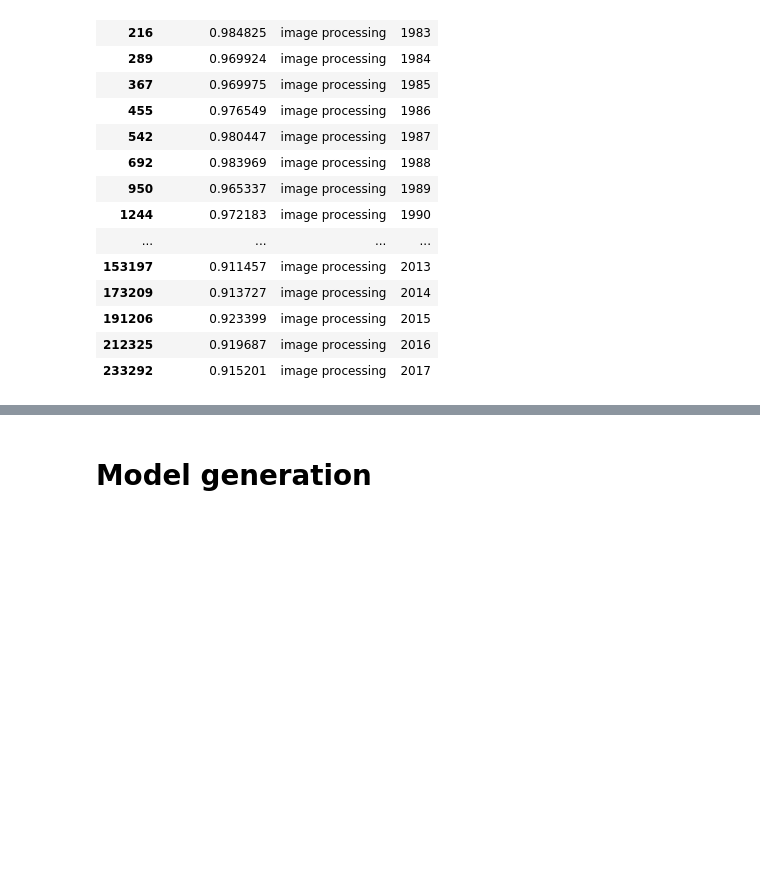
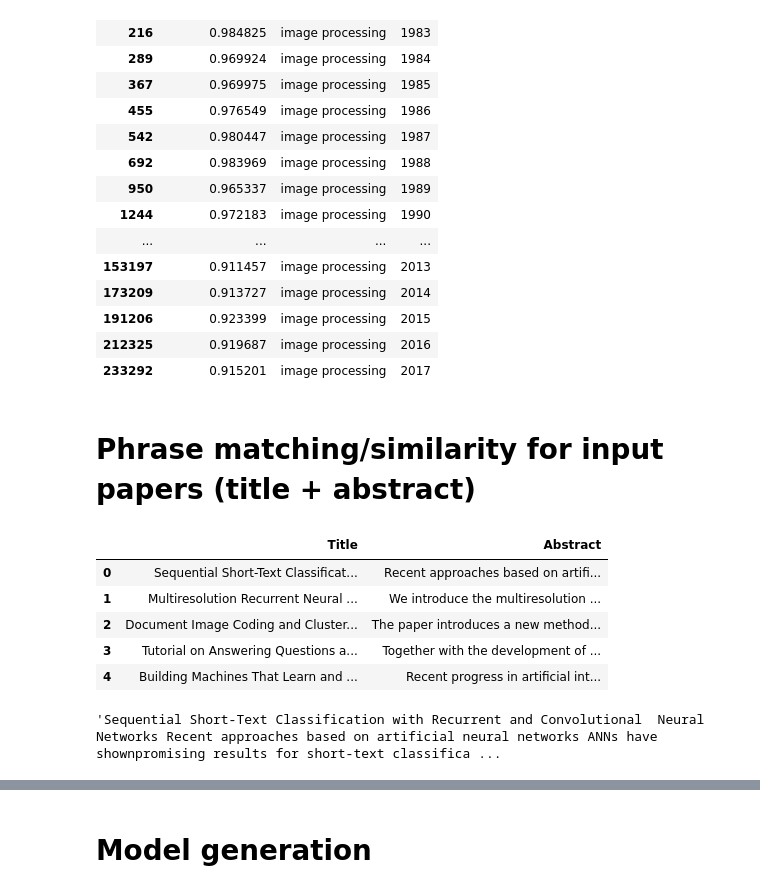
Before and after one commit to jamesjaeyu/autophrase_over_time, a Jupyter notebook: notebooks/model_generation_James.ipynb, the cells around one changed output, grey strips where cells are left out. Saved outputs shown, nothing was run; the diff lists cells and outputs as text; code cells hidden in the pictures; blank space fills up the shorter version.

```diff
--- a/notebooks/model_generation_James.ipynb
+++ b/notebooks/model_generation_James.ipynb
@@ -122,3 +124,5 @@ uby_dups[uby_dups['Phrase'] == 'image processing']
 # %%
 # Can look at phrases that first appear in a year, then look at future years in which they appear
 data = {}
+# %% [markdown]
+# Phrase matching/similarity for input papers (title + abstract)
@@ -124,0 +133,16 @@ data = {}
+# %%
+test_fp = '../data/arxiv/csv/2016.csv'
+# %%
+test_data = pd.read_csv(test_fp)
+test_data.head()
+# %% [output]
+|  | Title | Abstract |
+| 0 | Sequential Short-Text Classificat... | Recent approaches based on artifi... |
+| 1 | Multiresolution Recurrent Neural ... | We introduce the multiresolution ... |
+| 2 | Document Image Coding and Cluster... | The paper introduces a new method... |
+| 3 | Tutorial on Answering Questions a... | Together with the development of ... |
+| 4 | Building Machines That Learn and ... | Recent progress in artificial int... |
+# %%
+test_data['Title'][0] + ' ' + test_data['Abstract'][0]
+# %% [output]
+'Sequential Short-Text Classification with Recurrent and Convolutional  Neural Networks Recent approaches based on artificial neural networks ANNs have shownpromising results for short-text classifica ...
```
Also changed, not shown: parts of 16 cells of this notebook, 2 other files.
